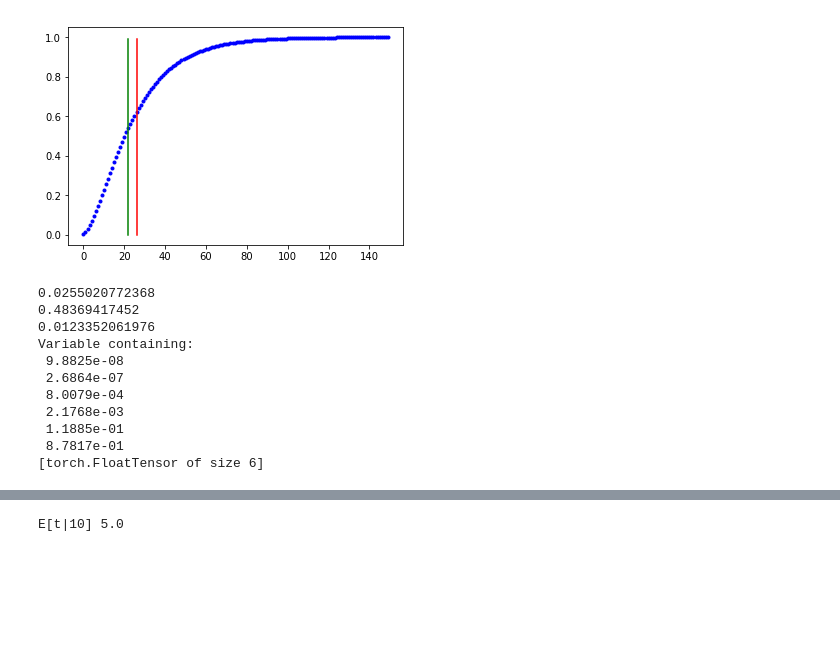
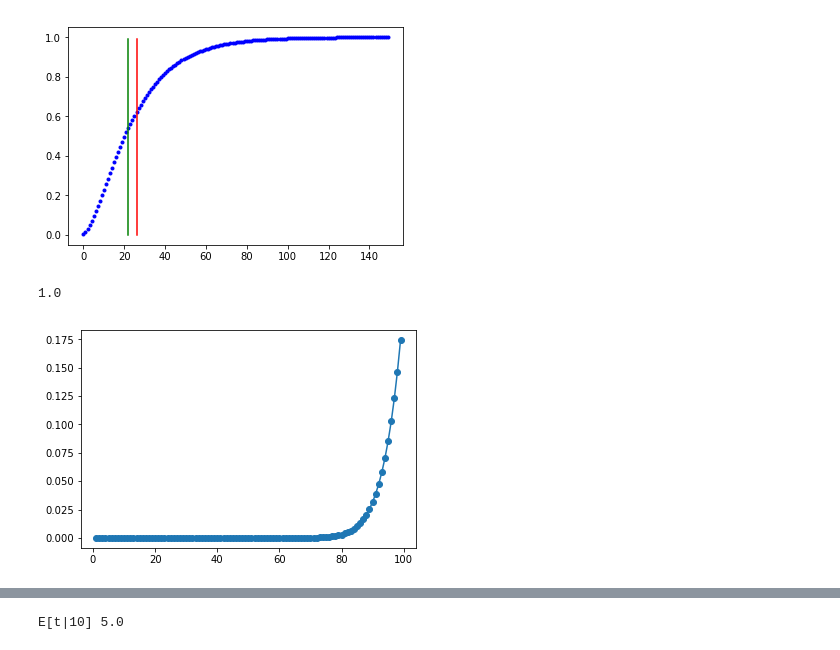
Before and after one commit to toologicbv/meta_learner, a Jupyter notebook: pytorch_expers.ipynb, the cells around one changed output, grey strips where cells are left out. Drawn from its saved outputs; the diff is of its cells as text; code cells hidden in the pictures; blank space fills up the shorter version.

```diff
--- a/pytorch_expers.ipynb
+++ b/pytorch_expers.ipynb
@@ -265,19 +265,12 @@ Sum of probs 1.00
 [figure]
 Median 22.0
 [figure]
-# %%
-new_p = np.zeros(pmfT.H)
-for i in np.arange(pmfT.H):
-    new_p[i] = pmfT.pdf[i] + np.sum(pmfT.cdf[i+1:])
-# %% [output]
-0.0255020772368
-0.48369417452
-0.0123352061976
-Variable containing:
- 9.8825e-08
- 2.6864e-07
- 8.0079e-04
- 2.1768e-03
- 1.1885e-01
- 8.7817e-01
-[torch.FloatTensor of size 6]
+# %%
+x = np.arange(1, 100)
+probs = stats.nbinom.pmf(x, 70, p=0.3)
+trunc_probs = 1./np.sum(probs) * probs
+plt.plot(x, trunc_probs, 'o-')
+print(np.sum(trunc_probs))
+# %% [output]
+1.0
+[figure, added]
```
Also changed, not shown: parts of 1 cell of this notebook, 6 other files.
